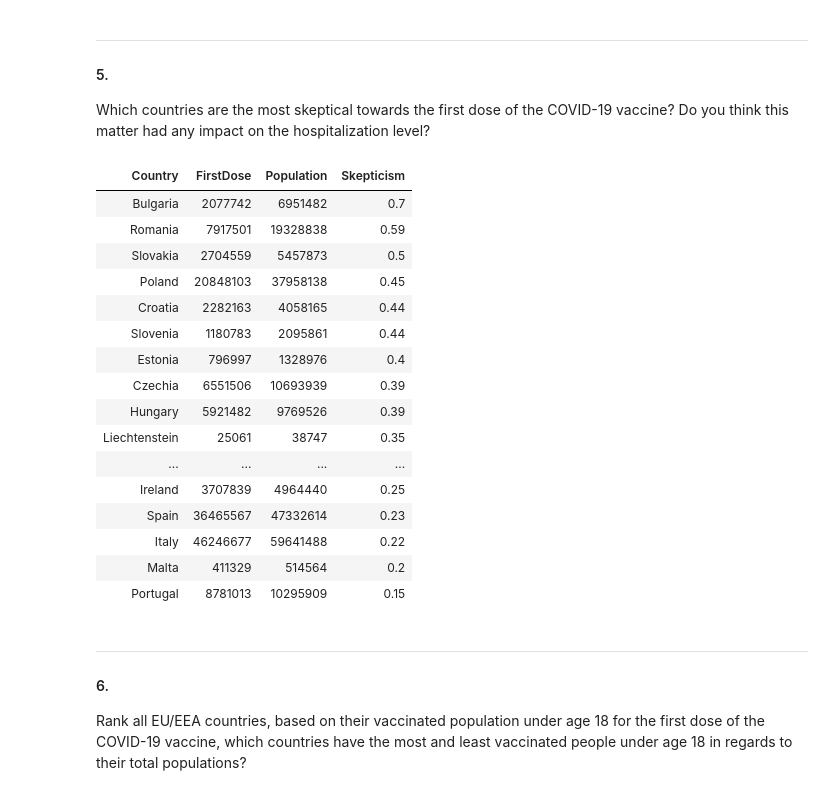
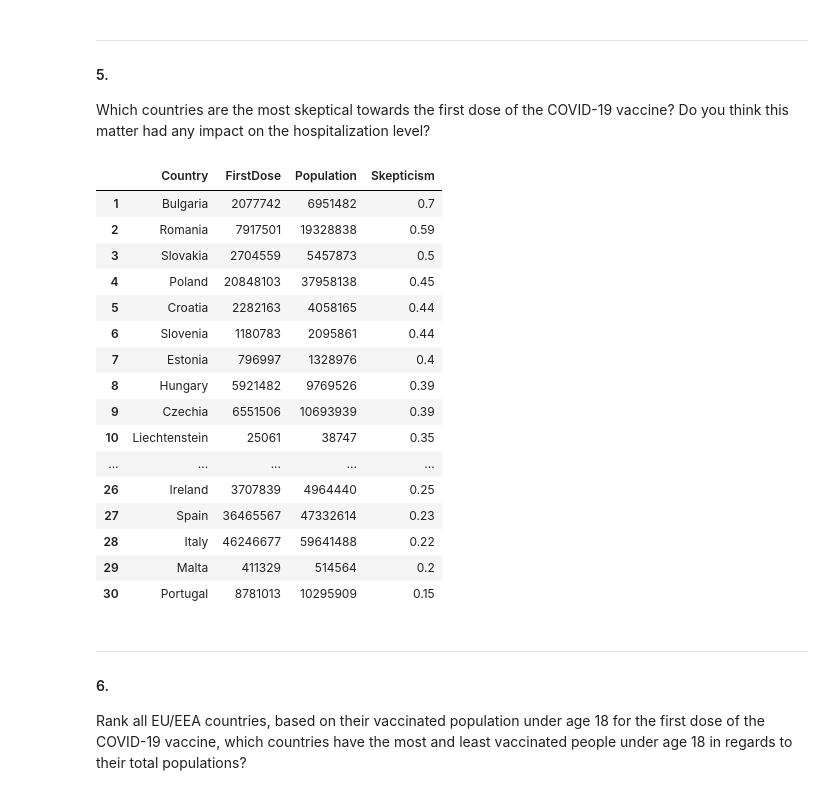
Before and after one commit to Globose/dv1597, a Jupyter notebook: a2/book.ipynb, the cells around one changed output. Drawn from its saved outputs; the diff is of its cells as text; code cells hidden in the pictures.

```diff
--- a/a2/book.ipynb
+++ b/a2/book.ipynb
@@ -80,15 +96,16 @@ Replace NaN-values in numerical columns with 0.
 
 Some countries have reported data for each region, we remove the region data since we are not interested in regional differences.
 # %%
-# Columns where NaN is to be replaced with 0
-num_cols = ['NumberDosesReceived','NumberDosesExported','FirstDose','FirstDoseRefused','SecondDose','DoseAdditional1','DoseAdditional2','DoseAdditional3','DoseAdditional4','DoseAdditional5','UnknownDose']
-
-# Drop regional data
-df_vaccination = df_vaccination.drop(df_vaccination[df_vaccination['Region'] != df_vaccination['ReportingCountry']].index)
+df_vaccination = df_vaccination_original.copy()
 
 # Replace NaN with zero for selected columns
+num_cols = ['NumberDosesReceived','NumberDosesExported','FirstDose','FirstDoseRefused','SecondDose','DoseAdditional1',
+            'DoseAdditional2','DoseAdditional3','DoseAdditional4','DoseAdditional5','UnknownDose']
 for column in num_cols:
     df_vaccination[column] = df_vaccination[column].fillna(0)
+
+# Remove regional data
+df_vaccination = df_vaccination.drop(df_vaccination[df_vaccination['Region'] != df_vaccination['ReportingCountry']].index)
 # %% [markdown]
 Countries have reported the data in slightly different ways. We add two age groups for the countries that does not already have them: Age<18 and 1_Age60+.
 # %%
@@ -132,3 +149,21 @@ Change some columns from type float to int
 float_columns = ['FirstDoseRefused','NumberDosesReceived','NumberDosesExported']
 for f in float_columns:
     df_vaccination[f] = df_vaccination[f].astype(int)
+# %%
+# Add time column
+df_vaccination['Time'] = pd.to_datetime(df_vaccination['YearWeekISO'] + '-1', format='%G-W%V-%u')
+
+# Summarize additional doses to one column
+df_vaccination['AdditionalDoses'] = df_vaccination['DoseAdditional1'] + df_vaccination['DoseAdditional2']+df_vaccination['DoseAdditional3']+df_vaccination['DoseAdditional4']+df_vaccination['DoseAdditional5']
+df_vaccination['TotalDoses'] = df_vaccination['FirstDose']+df_vaccination['SecondDose']+df_vaccination['AdditionalDoses']+df_vaccination['UnknownDose']
+
+# Add Country name column
+df_vaccination['Country'] = df_vaccination['ReportingCountry'].map(name_dict)
+
+# Select and order columns
+df_vaccination = df_vaccination[['Country','Time', 'TargetGroup','TotalDoses', 'FirstDose', 'SecondDose', 'AdditionalDoses', 'UnknownDose', 'Vaccine', 'Population']]
+
+# Sort by Country name and Time
+df_vaccination = df_vaccination.sort_values(by=['Country', 'Time']).reset_index(drop=True)
+
+display(df_vaccination)
@@ -436,49 +628,46 @@ Which countries are the most skeptical towards the first dose of the COVID-19 va
 # %%
 # Retrieve firstDose data for 18+ population
 df_firstdose = df_vaccination[df_vaccination['TargetGroup']=='ALL']
 
 # Create dataframe with summed up NumberDosesReceived for each vaccine
-df_firstdose = df_firstdose.groupby('ReportingCountry')['FirstDose'].sum().reset_index()
-
-df_firstdose['Population'] = df_firstdose['ReportingCountry'].map(pop_dict)
+df_firstdose = df_firstdose.groupby('Country')['FirstDose'].sum().reset_index()
+df_firstdose['Population'] = df_firstdose['Country'].map(pop_dict)
 
 # Calculate skepticism as 1 - (FirstDose / Population)
 df_firstdose['Skepticism'] = (1 - (df_firstdose['FirstDose'] / df_firstdose['Population'])).round(2)
 
 # Create a new DataFrame with 'Country' and 'Skepticism' columns
-df_skepticism = df_firstdose[['ReportingCountry', 'FirstDose', 'Population', 'Skepticism']]
+df_skepticism = df_firstdose[['Country', 'FirstDose', 'Population', 'Skepticism']]
 
 # Rename the 'ReportingCountry' column to 'Country' for consistency
-df_skepticism = df_skepticism.rename(columns={'ReportingCountry': 'Country'})
 df_skepticism = df_skepticism.sort_values(by='Skepticism', ascending=False).reset_index(drop=True)
-df_skepticism['Country'] = df_skepticism['Country'].map(name_dict)
 df_skepticism.index += 1
 df_skepticism['Skepticism'] = df_skepticism['Skepticism'].astype(str)
 
-display(df_skepticism.style.hide())
+display(df_skepticism)
 
 # Save as LaTeX tables
 # latex_table = df_skepticism.to_latex(caption='Skepticism toward COVID-19-vaccine')
 # latex_table = latex_table.replace('\\begin{table}', '\\begin{table}[H] \scriptsize')
 # print(latex_table)
 # %% [output]
-| Country | FirstDose | Population | Skepticism |
-| Bulgaria | 2077742 | 6951482 | 0.7 |
-| Romania | 7917501 | 19328838 | 0.59 |
-| Slovakia | 2704559 | 5457873 | 0.5 |
-| Poland | 20848103 | 37958138 | 0.45 |
-| Croatia | 2282163 | 4058165 | 0.44 |
-| Slovenia | 1180783 | 2095861 | 0.44 |
-| Estonia | 796997 | 1328976 | 0.4 |
-| Czechia | 6551506 | 10693939 | 0.39 |
-| Hungary | 5921482 | 9769526 | 0.39 |
-| Liechtenstein | 25061 | 38747 | 0.35 |
-| ... | ... | ... | ... |
-| Ireland | 3707839 | 4964440 | 0.25 |
-| Spain | 36465567 | 47332614 | 0.23 |
-| Italy | 46246677 | 59641488 | 0.22 |
-| Malta | 411329 | 514564 | 0.2 |
-| Portugal | 8781013 | 10295909 | 0.15 |
+|  | Country | FirstDose | Population | Skepticism |
+| 1 | Bulgaria | 2077742 | 6951482 | 0.7 |
+| 2 | Romania | 7917501 | 19328838 | 0.59 |
+| 3 | Slovakia | 2704559 | 5457873 | 0.5 |
+| 4 | Poland | 20848103 | 37958138 | 0.45 |
+| 5 | Croatia | 2282163 | 4058165 | 0.44 |
+| 6 | Slovenia | 1180783 | 2095861 | 0.44 |
+| 7 | Estonia | 796997 | 1328976 | 0.4 |
+| 8 | Hungary | 5921482 | 9769526 | 0.39 |
+| 9 | Czechia | 6551506 | 10693939 | 0.39 |
+| 10 | Liechtenstein | 25061 | 38747 | 0.35 |
+| ... | ... | ... | ... | ... |
+| 26 | Ireland | 3707839 | 4964440 | 0.25 |
+| 27 | Spain | 36465567 | 47332614 | 0.23 |
+| 28 | Italy | 46246677 | 59641488 | 0.22 |
+| 29 | Malta | 411329 | 514564 | 0.2 |
+| 30 | Portugal | 8781013 | 10295909 | 0.15 |
 # %% [markdown]
 ***
 #### 6.
```
Also changed, not shown: parts of 36 cells of this notebook, 1 other file.
